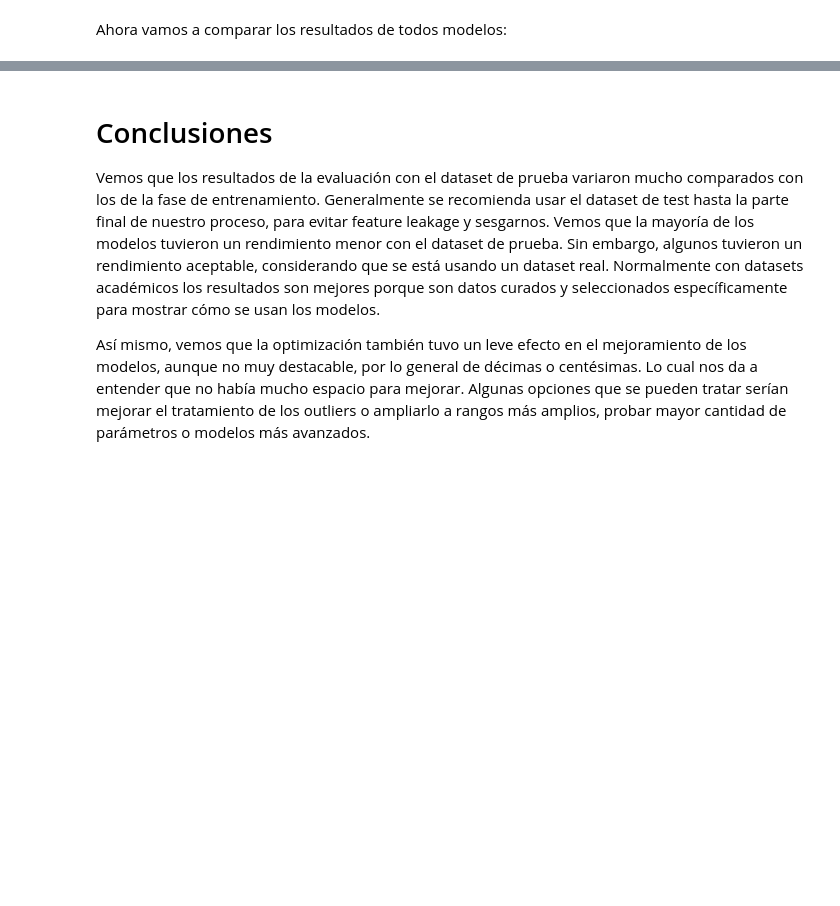
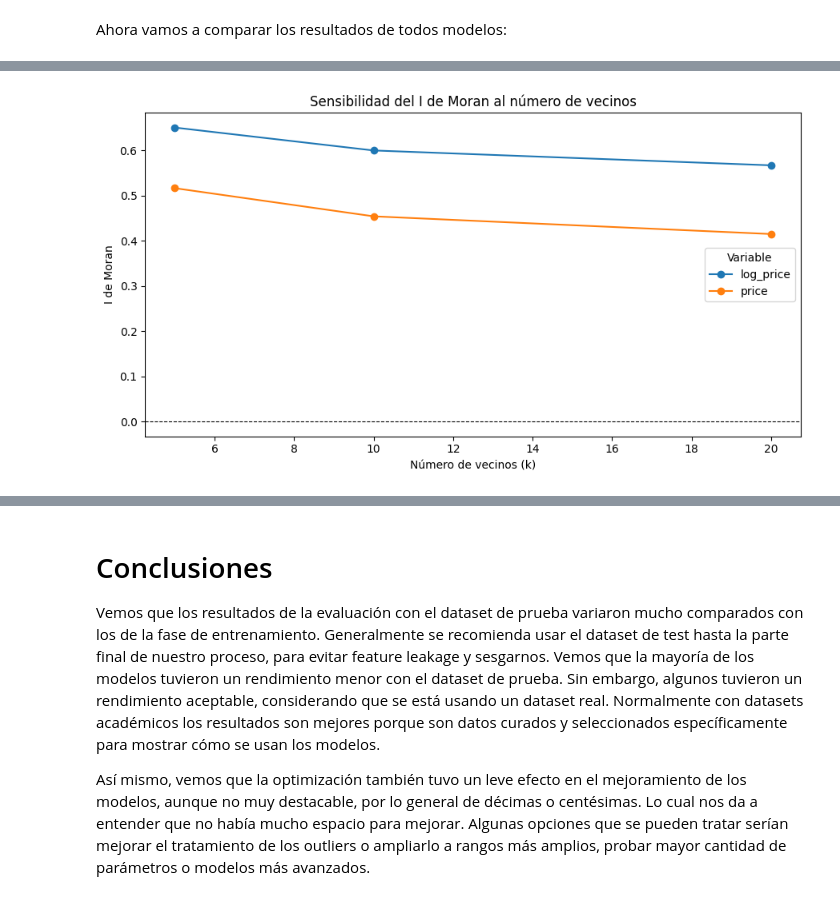
Before and after one commit to evinracher/3008338-geospatial-analysis, a Jupyter notebook: project/house-price-medellin.ipynb, the cells around one changed output, grey strips where cells are left out. Drawn from its saved outputs; the diff is of its cells as text; code cells hidden in the pictures; blank space fills up the shorter version.

```diff
--- a/project/house-price-medellin.ipynb
+++ b/project/house-price-medellin.ipynb
@@ -1142,0 +1280,28 @@ test_model_comparison
+# %%
+from esda import Moran
+
+np.random.seed(42)
+moran_statistics = {}
+moran_rows = []
+
+for neighbor_count, weights in spatial_weights.items():
+    for variable in ["price", "log_price"]:
+        moran = Moran(
+            medellin_gdf[variable].to_numpy(),
+            weights,
+            permutations=999,
+        )
+        moran_statistics[(neighbor_count, variable)] = moran
+        moran_rows.append(
+            {
+                "Vecinos (k)": neighbor_count,
+                "Variable": variable,
+                "I de Moran": moran.I,
+                "I esperado": moran.EI,
+                "Valor p simulado": moran.p_sim,
+                "Z simulado": moran.z_sim,
+            }
+        )
+
+moran_results = pd.DataFrame(moran_rows)
+moran_results.round(4)
@@ -1142,0 +1320,17 @@ test_model_comparison
+# %%
+moran_comparison = moran_results.pivot(
+    index="Vecinos (k)",
+    columns="Variable",
+    values="I de Moran",
+)
+
+ax = moran_comparison.plot(marker="o", figsize=(9, 5))
+ax.axhline(0, color="black", linewidth=0.8, linestyle="--")
+ax.set_xlabel("Número de vecinos (k)")
+ax.set_ylabel("I de Moran")
+ax.set_title("Sensibilidad del I de Moran al número de vecinos")
+ax.legend(title="Variable")
+plt.tight_layout()
+plt.show()
+# %% [output]
+[figure, added]
```
Also changed, not shown: parts of 50 cells of this notebook.
